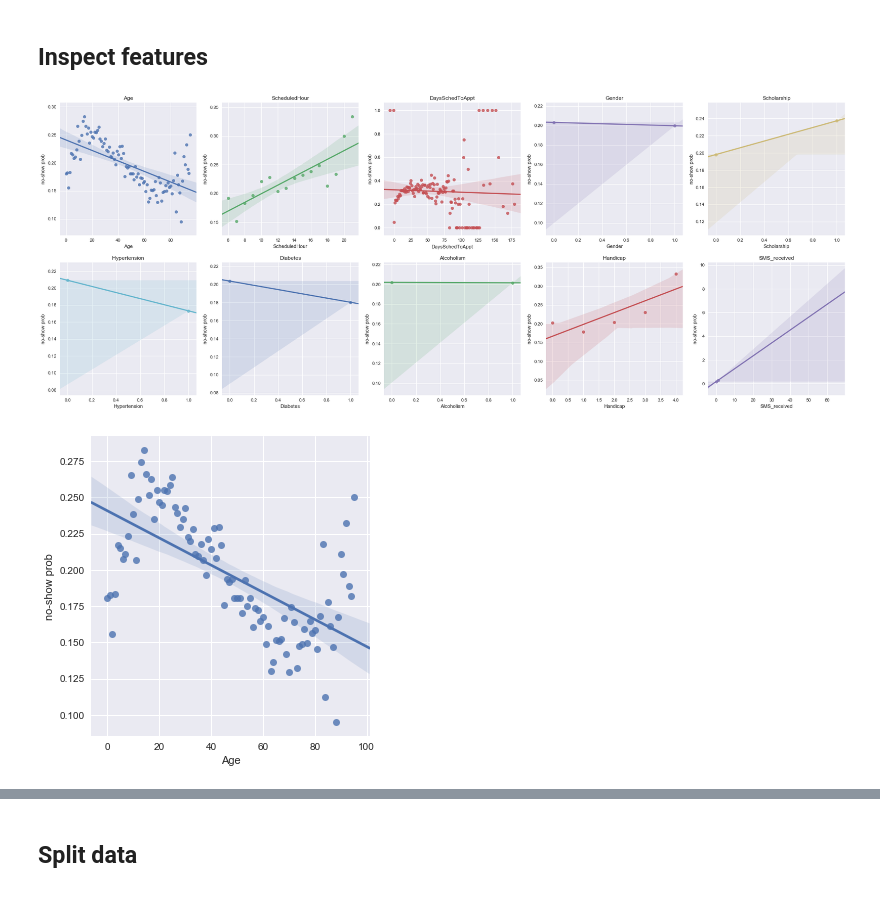
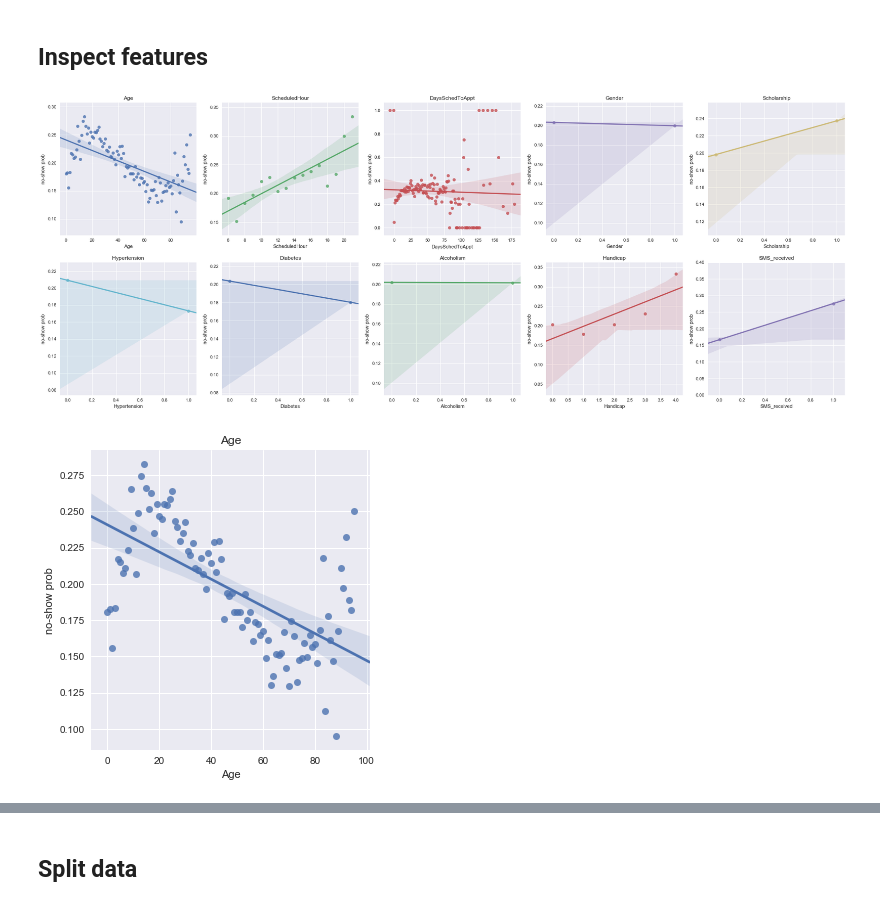
Before and after one commit to munozalexander/NoShow-Prediction, a Jupyter notebook: NoShows.ipynb, the cells around one changed output, grey strips where cells are left out. Cells and saved outputs as stored; diff of their text form; code cells hidden in the pictures.

Commit message:
updated figures

```diff
--- a/NoShows.ipynb
+++ b/NoShows.ipynb
@@ -90,14 +90,18 @@ for e,col in enumerate(['Age', 'ScheduledHour', 'DaysSchedToAppt', 'Gender', 'Sc
     ax = axarr.flat[e]
     sns.regplot(x=col, y='no-show prob', data=feature_probs(data, col), ax=ax)
     ax.set_title(col)
+    if e==9:
+        ax.set_xlim([-.1,1.1])
+        ax.set_ylim([0,.4])
 plt.tight_layout()
 plt.savefig('Figures/features.pdf')
 plt.show()
 # %% [output]
-[figure, old version]
+[figure, new version]
 # %%
 sns.lmplot(x='Age', y='no-show prob', data=feature_probs(data, 'Age'))
+plt.title('Age')
 plt.savefig('Figures/age_feature.pdf')
 plt.show()
 # %% [output]
-[figure, old version]
+[figure, new version]
```
Also changed, not shown: parts of 3 cells of this notebook, 3 other files.
